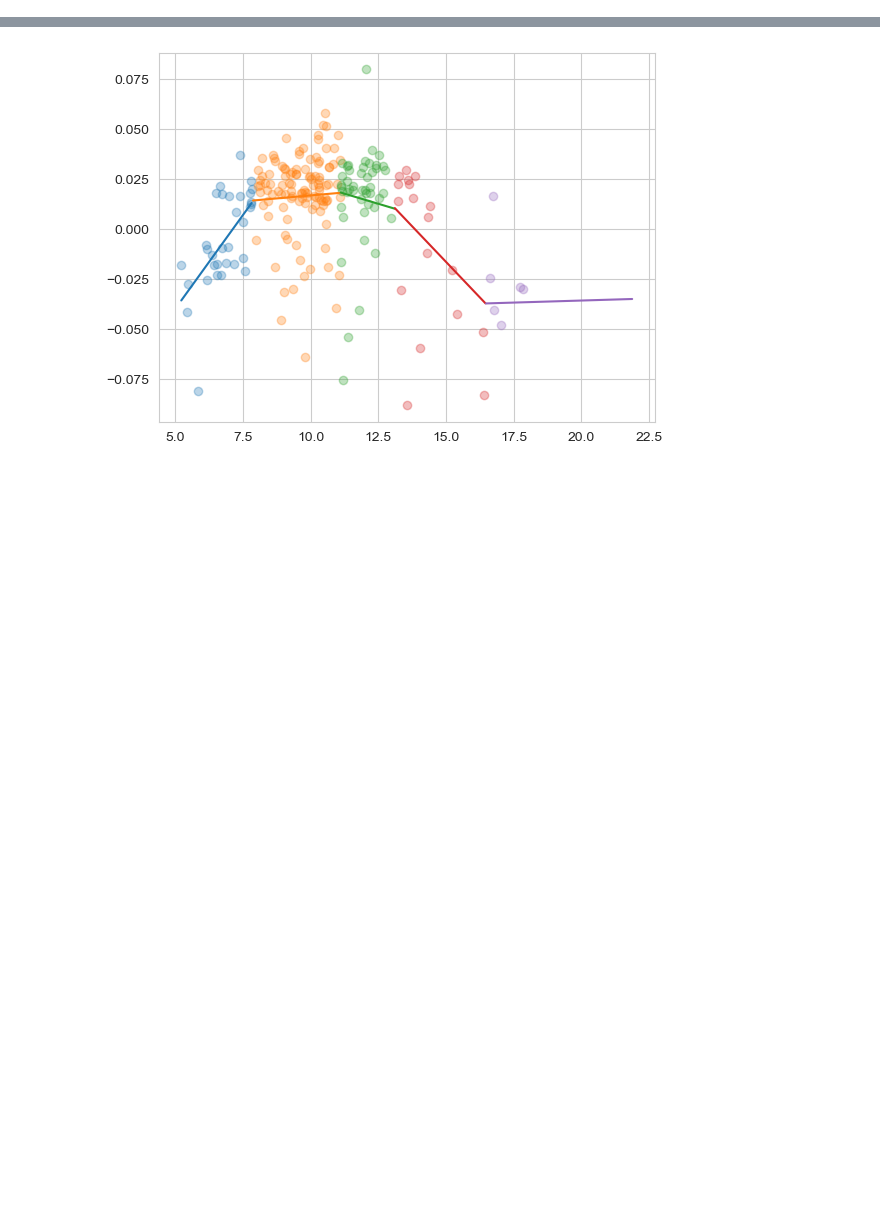
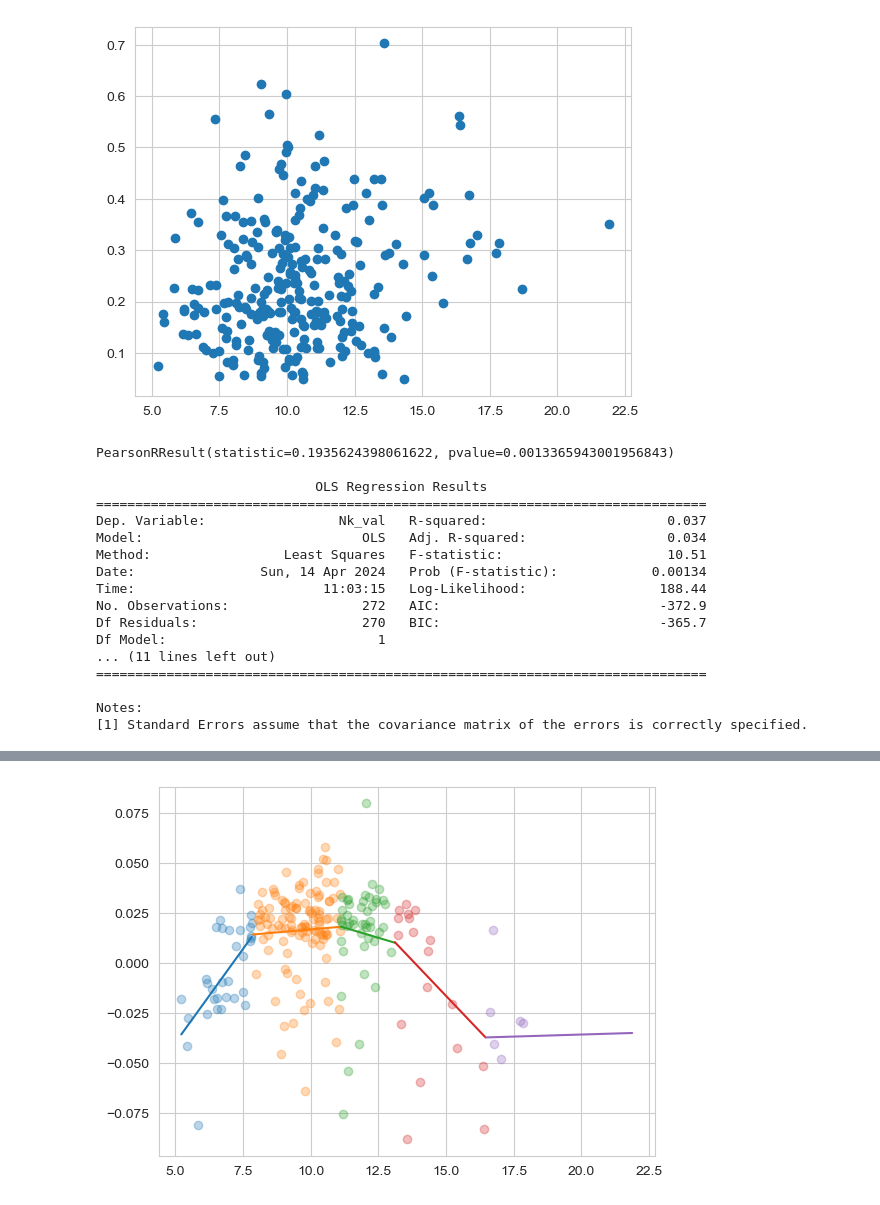
Before and after one commit to icarlous/Dual_Progress, a Jupyter notebook: demo.ipynb, the cells around one changed output, grey strips where cells are left out. Saved outputs shown, nothing was run; the diff lists cells and outputs as text; code cells hidden in the pictures; blank space fills up the shorter version.

```diff
--- a/demo.ipynb
+++ b/demo.ipynb
@@ -62,6 +92,12 @@ plt.scatter(Ref_as, D_N_s)
 df_dt = pd.DataFrame({
     'Name': Names,
     'Ref_as': Ref_as,
+    'Dval': D_val,
+    'DinN': DinN_s,
+    'DinO': DinO_s,
+    'Nk_val': Nk_val,
     'D_N_s': D_N_s,
     'Num_s': Num_s
 })
+df_dt.to_csv('./df_dt_{}.csv'.format(2015 - kt))
+df_dt
@@ -103,0 +132,32 @@ for k in np.linspace(2, 5, 20):
+# %%
+plt.scatter(Ref_as, Nk_val)
+plt.show()
+
+print(pearsonr(Ref_as, Nk_val), '\n')
+
+df_op = df_dt
+y = df_op['Nk_val']
+X_cols = ['Ref_as']
+X = sm.add_constant(df_op[X_cols])
+mediator_model = sm.OLS(y, X)
+
+print(mediator_model.fit().summary())
+# %% [output]
+[figure, added]
+PearsonRResult(statistic=0.1935624398061622, pvalue=0.0013365943001956843)
+
+                            OLS Regression Results
+==============================================================================
+Dep. Variable:                 Nk_val   R-squared:                       0.037
+Model:                            OLS   Adj. R-squared:                  0.034
+Method:                 Least Squares   F-statistic:                     10.51
+Date:                Sun, 14 Apr 2024   Prob (F-statistic):            0.00134
+Time:                        11:03:15   Log-Likelihood:                 188.44
+No. Observations:                 272   AIC:                            -372.9
+Df Residuals:                     270   BIC:                            -365.7
+Df Model:                           1
+... (11 lines left out)
+==============================================================================
+
+Notes:
+[1] Standard Errors assume that the covariance matrix of the errors is correctly specified.
```
Also changed, not shown: parts of 56 cells of this notebook.
